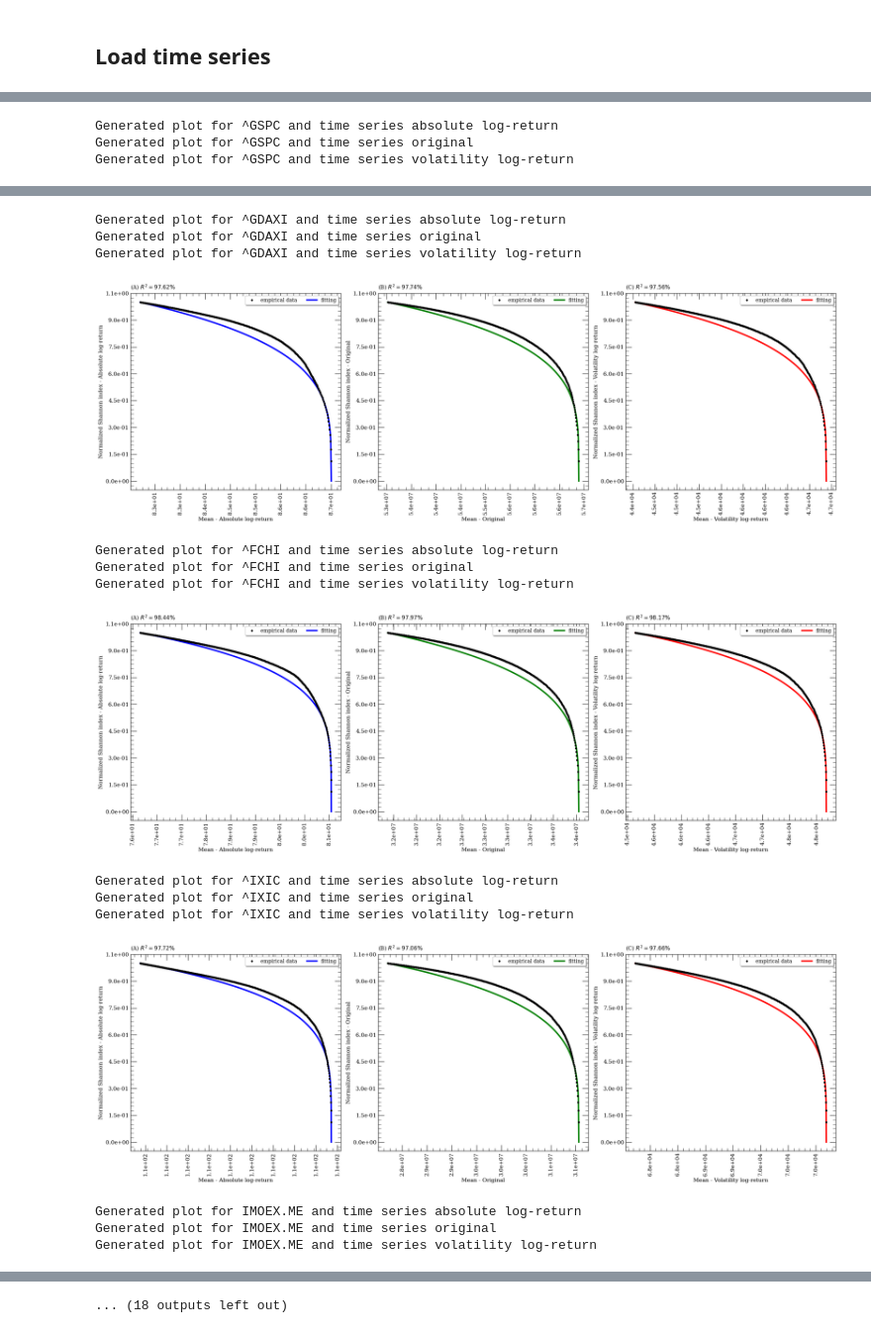
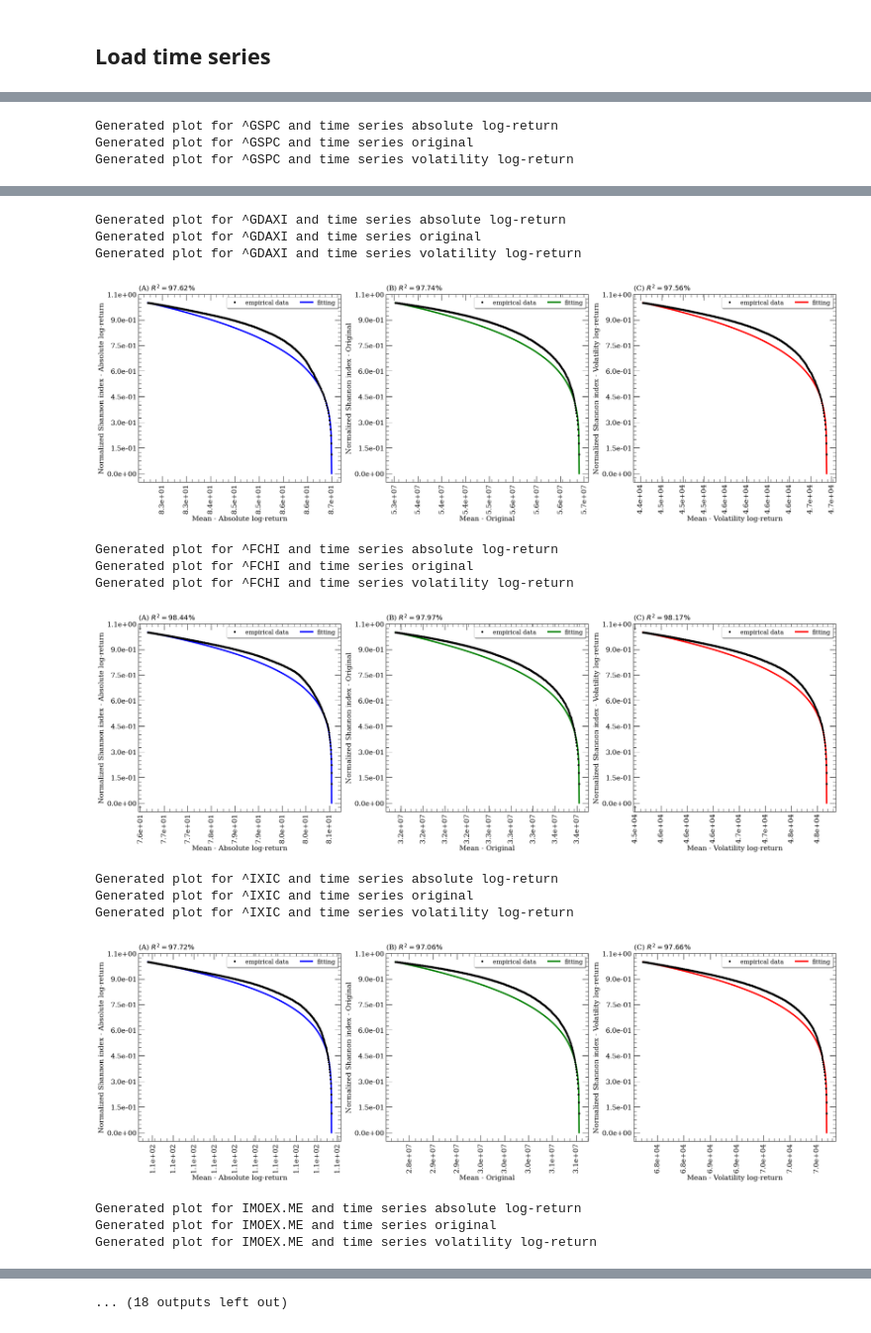
Before and after one commit to fsabrilb/Temporal_Theil_Scaling, a Jupyter notebook: scripts/plot_temporal_fluctuation_scaling.ipynb, the cells around one changed output, grey strips where cells are left out. Shown at 99% size. Cells and saved outputs as stored; diff of their text form; code cells hidden in the pictures.

Commit message:
Update TTS plots

```diff
--- a/scripts/plot_temporal_fluctuation_scaling.ipynb
+++ b/scripts/plot_temporal_fluctuation_scaling.ipynb
@@ -115,8 +115,8 @@ for ticker, ticker_name in list_time_series.items():
         width = 21,
         height = 7,
         markersize = 3,
-        fontsize_labels = 11,
-        fontsize_legend = 10,
+        fontsize_labels = 14,
+        fontsize_legend = 12,
         usetex = False,
         n_cols = 4,
         n_x_breaks = 10,
@@ -136,15 +136,15 @@ Generated plot for ^GSPC and time series volatility log-return
 Generated plot for ^GDAXI and time series absolute log-return
 Generated plot for ^GDAXI and time series original
 Generated plot for ^GDAXI and time series volatility log-return
-[figure, old version]
+[figure, new version]
 Generated plot for ^FCHI and time series absolute log-return
 Generated plot for ^FCHI and time series original
 Generated plot for ^FCHI and time series volatility log-return
-[figure, old version]
+[figure, new version]
 Generated plot for ^IXIC and time series absolute log-return
 Generated plot for ^IXIC and time series original
 Generated plot for ^IXIC and time series volatility log-return
-[figure, old version]
+[figure, new version]
 Generated plot for IMOEX.ME and time series absolute log-return
 Generated plot for IMOEX.ME and time series original
 Generated plot for IMOEX.ME and time series volatility log-return
```
Also changed, not shown: parts of 3 cells of this notebook, 15 other files.
